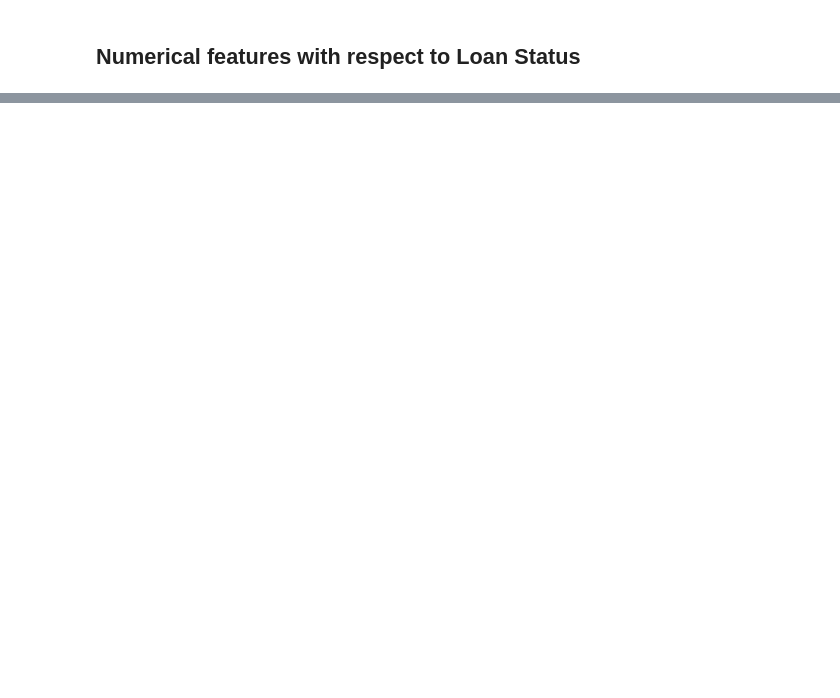
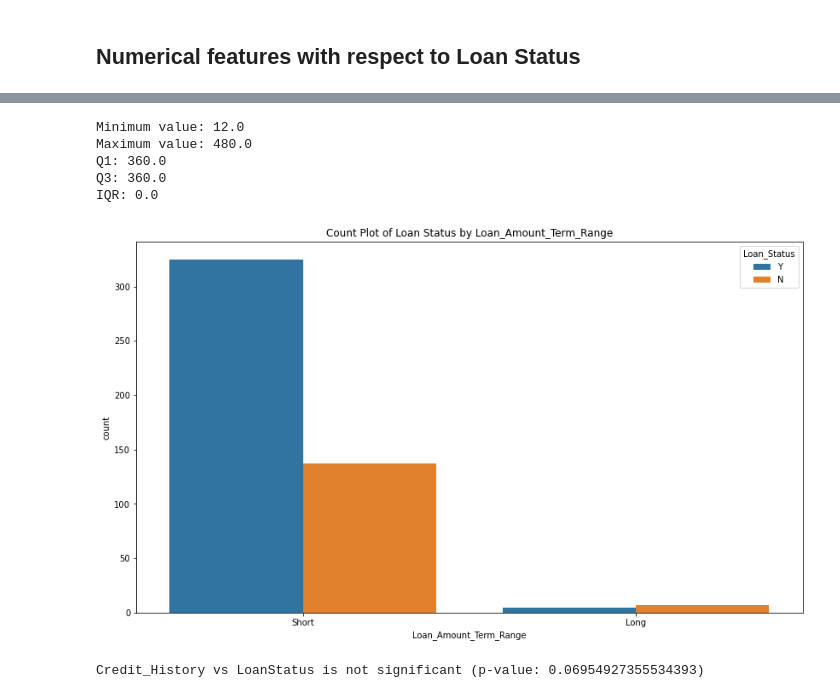
Before and after one commit to proton029/InternshipDataScience_banking, a Jupyter notebook: Data_Analytics.ipynb, the cells around one changed output, grey strips where cells are left out. Cells and saved outputs as stored; diff of their text form; code cells hidden in the pictures; blank space fills up the shorter version.

```diff
--- a/Data_Analytics.ipynb
+++ b/Data_Analytics.ipynb
@@ -519,0 +582,22 @@ Name: Dependents, dtype: int64
+# %%
+#Loan Amount Term
+iqr('Loan_Amount_Term')
+# %% [output]
+Minimum value: 12.0
+Maximum value: 480.0
+Q1: 360.0
+Q3: 360.0
+IQR: 0.0
+# %%
+df['Loan_Amount_Term_Range'] = pd.cut(df['Loan_Amount_Term'], bins=[0,360, 480],
+                                       labels=['Short', 'Long'], duplicates='drop')
+# %%
+plt.figure(figsize=(14,8))
+sns.countplot(x='Loan_Amount_Term_Range', hue='Loan_Status', data=df);
+plt.title('Count Plot of Loan Status by Loan_Amount_Term_Range');
+# %% [output]
+[figure, added]
+# %%
+chi2('Loan_Amount_Term_Range',0.05)
+# %% [output]
+Credit_History vs LoanStatus is not significant (p-value: 0.06954927355534393)
```
Also changed, not shown: parts of 50 cells of this notebook.
